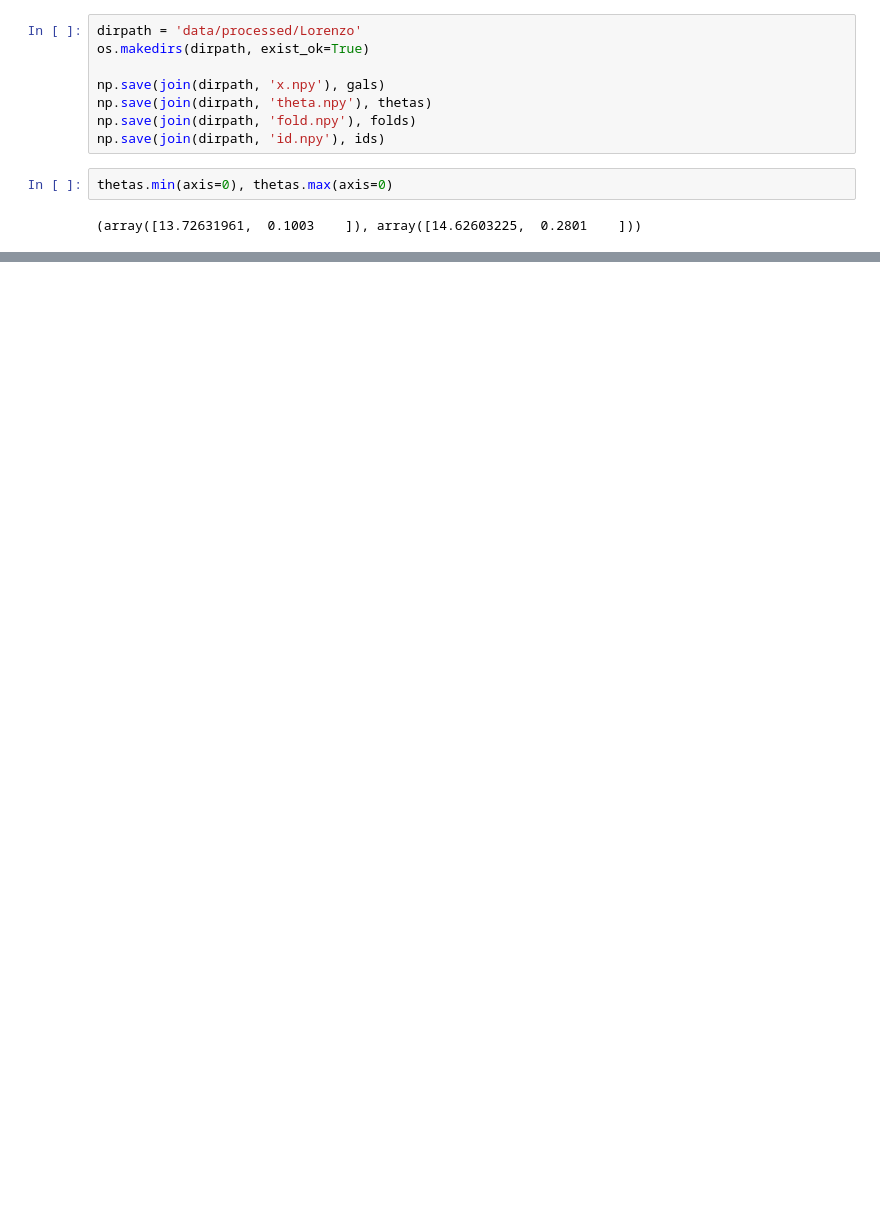
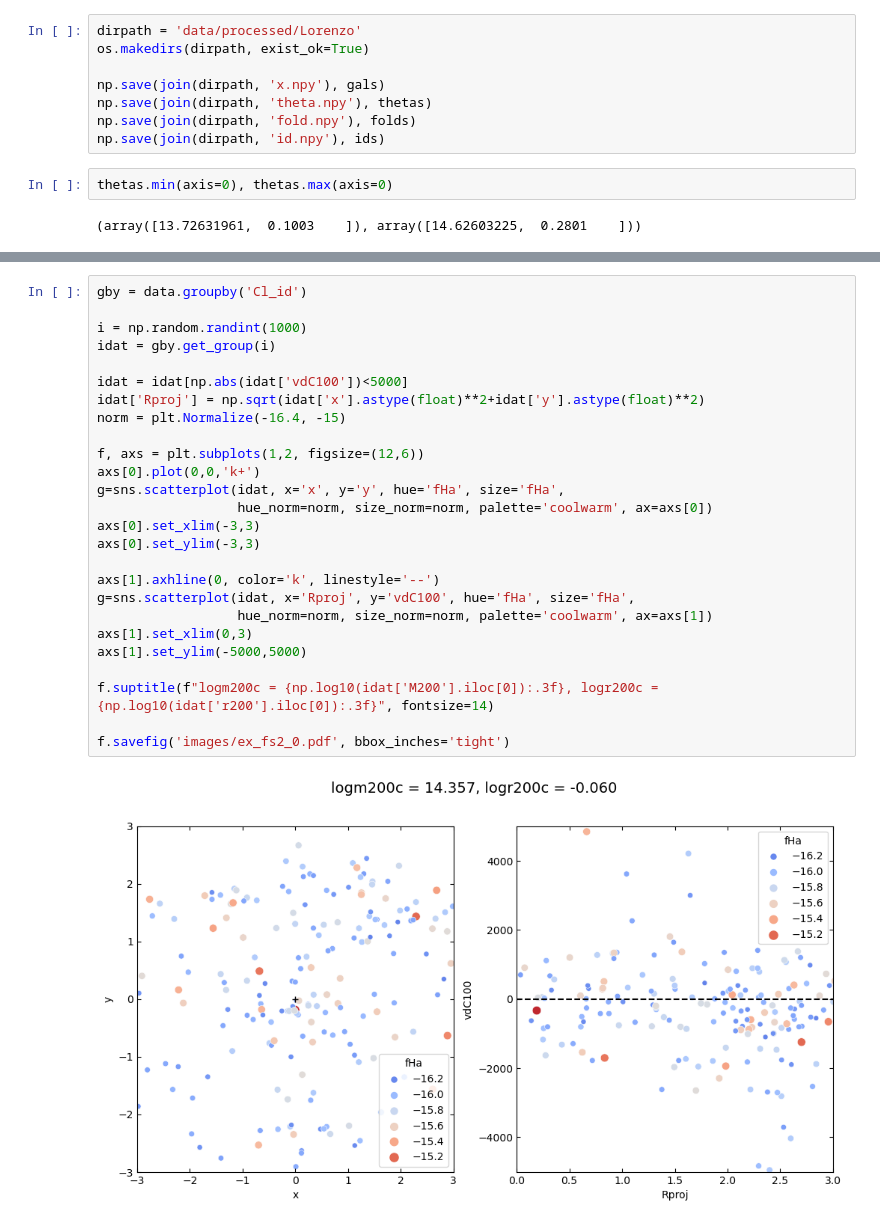
Before and after one commit to maho3/cl-ml-euclid, a Jupyter notebook: prepare_data.ipynb, the cells around one changed output, grey strips where cells are left out. Saved outputs shown, nothing was run; the diff lists cells and outputs as text; blank space fills up the shorter version.

```diff
--- a/prepare_data.ipynb
+++ b/prepare_data.ipynb
@@ -219,0 +363,28 @@ plt.plot(data.loc[:10, 'x_pos'], data.loc[:10, 'y_pos'],'.')
+# %%
+gby = data.groupby('Cl_id')
+
+i = np.random.randint(1000)
+idat = gby.get_group(i)
+
+idat = idat[np.abs(idat['vdC100'])<5000]
+idat['Rproj'] = np.sqrt(idat['x'].astype(float)**2+idat['y'].astype(float)**2)
+norm = plt.Normalize(-16.4, -15)
+
+f, axs = plt.subplots(1,2, figsize=(12,6))
+axs[0].plot(0,0,'k+')
+g=sns.scatterplot(idat, x='x', y='y', hue='fHa', size='fHa',
+                  hue_norm=norm, size_norm=norm, palette='coolwarm', ax=axs[0])
+axs[0].set_xlim(-3,3)
+axs[0].set_ylim(-3,3)
+
+axs[1].axhline(0, color='k', linestyle='--')
+g=sns.scatterplot(idat, x='Rproj', y='vdC100', hue='fHa', size='fHa',
+                  hue_norm=norm, size_norm=norm, palette='coolwarm', ax=axs[1])
+axs[1].set_xlim(0,3)
+axs[1].set_ylim(-5000,5000)
+
+f.suptitle(f"logm200c = {np.log10(idat['M200'].iloc[0]):.3f}, logr200c = {np.log10(idat['r200'].iloc[0]):.3f}", fontsize=14)
+
+f.savefig('images/ex_fs2_0.pdf', bbox_inches='tight')
+# %% [output]
+[figure, added]
```
Also changed, not shown: parts of 26 cells of this notebook, 11 other files.
